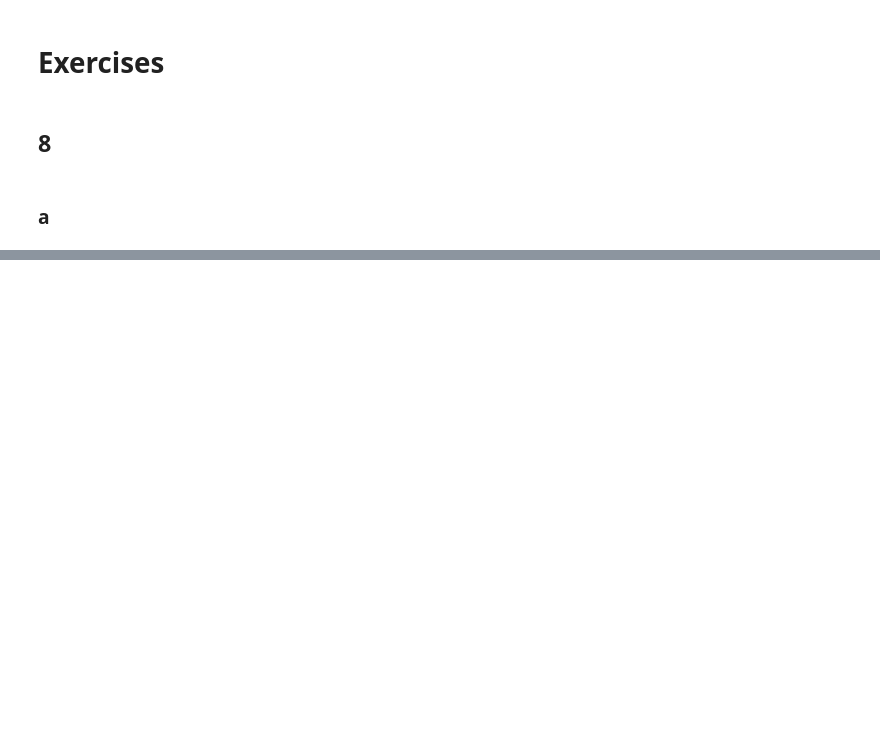
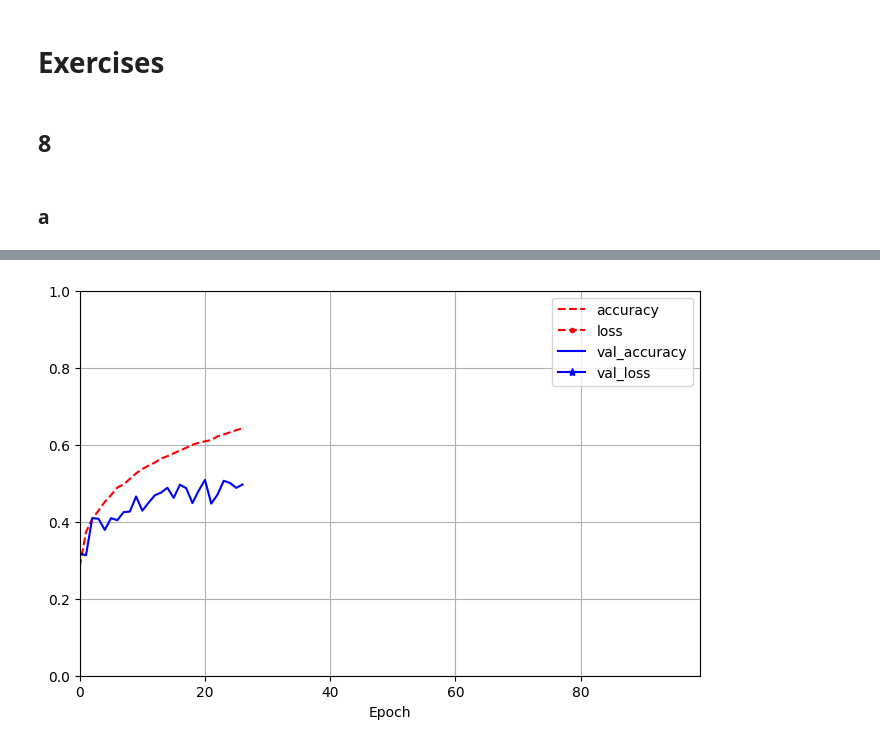
Before and after one commit to juliovr/homl, a Jupyter notebook: 11_training_deep_neural_nets.ipynb, the cells around one changed output, grey strips where cells are left out. Drawn from its saved outputs; the diff is of its cells as text; code cells hidden in the pictures; blank space fills up the shorter version.

```diff
--- a/11_training_deep_neural_nets.ipynb
+++ b/11_training_deep_neural_nets.ipynb
@@ -227,0 +234,30 @@ model = tf.keras.Sequential()
+# %%
+cifar10 = tf.keras.datasets.cifar10.load_data()
+(X_train_full, y_train_full), (X_test, y_test) = cifar10
+
+X_train = X_train_full[5000:]
+y_train = y_train_full[5000:]
+X_valid = X_train_full[:5000]
+y_valid = y_train_full[:5000]
+# %%
+model.add(tf.keras.layers.Dense(10, activation="softmax"))
+# %%
+optimizer = tf.keras.optimizers.Nadam(learning_rate=0.001, beta_1=0.9, beta_2=0.999)
+model.compile(loss="sparse_categorical_crossentropy", optimizer=optimizer, metrics=["accuracy"])
+# %%
+from pathlib import Path
+from time import strftime
+
+def get_run_logdir(root_logdir="my_logs"):
+    return Path(root_logdir) / strftime("run_%Y%m%d_%H%M%S")
+
+
+run_logdir = get_run_logdir()
+
+checkpoint_cb = tf.keras.callbacks.ModelCheckpoint("keras_models/cifar10_checkpoints.weights.h5", save_weights_only=True)
+early_stopping_cb = tf.keras.callbacks.EarlyStopping(patience=10, restore_best_weights=True)
+tensorboard_cb = tf.keras.callbacks.TensorBoard(run_logdir, profile_batch=(100, 200))
+
+history = model.fit(X_train, y_train, epochs=100, validation_data=(X_valid, y_valid),
+    callbacks=[checkpoint_cb, early_stopping_cb, tensorboard_cb]
+)
@@ -227,0 +299,12 @@ model = tf.keras.Sequential()
+# %%
+import matplotlib.pyplot as plt
+import pandas as pd
+
+# xlim: 0-29 -> there are 30 epochs
+# ylim: 0-1 -> just because the values ranges from 0 to 1
+pd.DataFrame(history.history).plot(
+    figsize=(8, 5), xlim=[0, 99], ylim=[0, 1], grid=True, xlabel="Epoch", style=["r--", "r--.", "b-", "b-*"]
+)
+plt.show()
+# %% [output]
+[figure, added]
```
Also changed, not shown: parts of 12 cells of this notebook.
